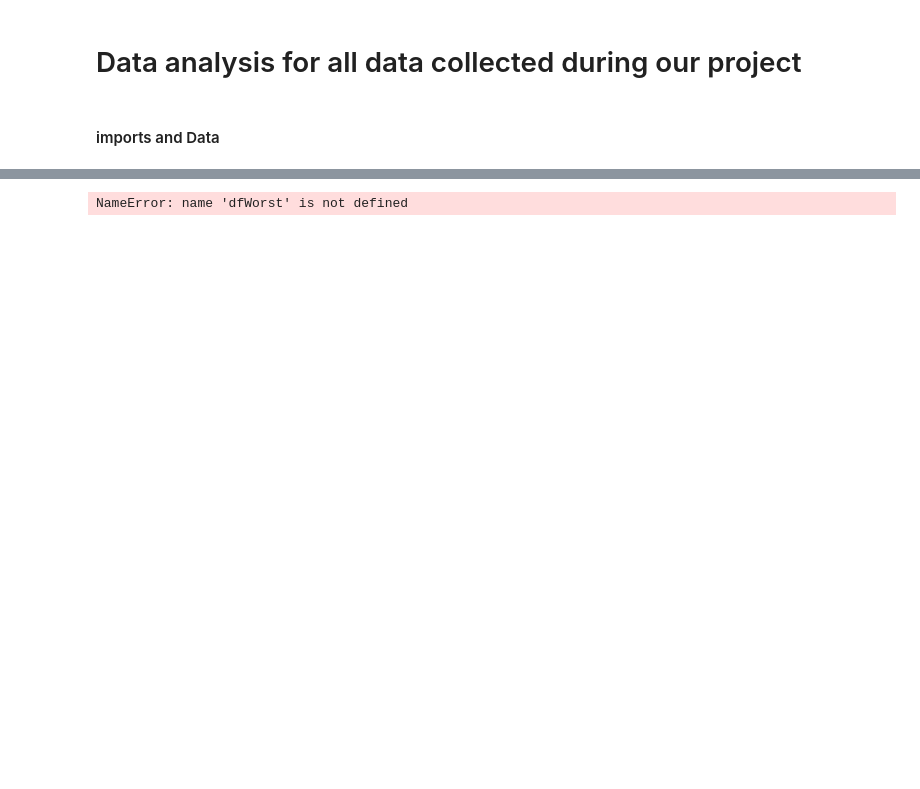
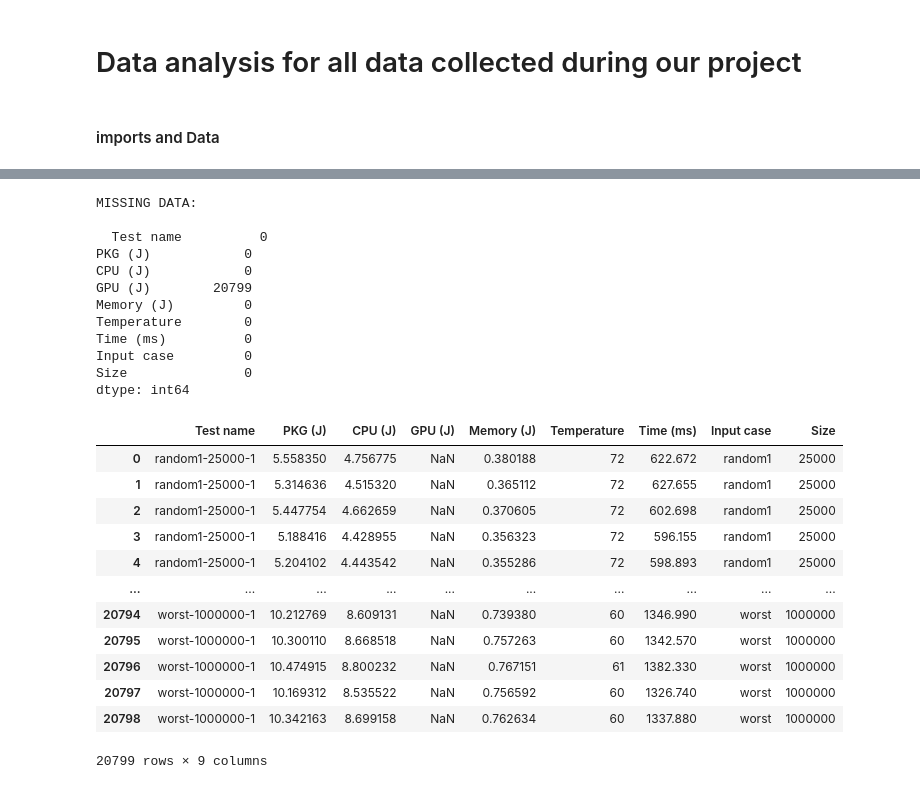
Before and after one commit to hrallil/RAPL_measurements, a Jupyter notebook: Java/FinalResults/DataAnalysis.ipynb, the cells around one changed output, grey strips where cells are left out. Drawn from its saved outputs; the diff is of its cells as text; code cells hidden in the pictures; blank space fills up the shorter version.

```diff
--- a/Java/FinalResults/DataAnalysis.ipynb
+++ b/Java/FinalResults/DataAnalysis.ipynb
@@ -73,8 +4,0 @@ dtype: int64
-# %%
-sizes = [25,50,75,100,200,300,400,500,600,700,800,900,1000]
-
-for i in range(1,11):
-
-    print(f"length of best {sizes[i]}",len(dfWorst["CPU (J)"])/len(sizes))
-# %% [output]
-NameError: name 'dfWorst' is not defined
@@ -80,0 +78,42 @@ NameError: name 'dfWorst' is not defined
+# %%
+
+
+#removing values that are nonsense
+dfCounting = dfCounting[dfCounting['PKG (J)'] >= 0]
+dfCounting = dfCounting[dfCounting['CPU (J)'] >= 0]
+#df = df[df['Memory (byte)'] >= 0]
+#df = df[df['Temperature'] >= 0]
+dfCounting = dfCounting[dfCounting['Time (ms)'] >= 0]
+
+dfCounting = dfCounting.replace("  ", np.nan)
+
+#missing values for each column
+print("MISSING DATA: \n\n ", dfCounting.isnull().sum(axis=0))
+
+dfCounting
+# %% [output]
+MISSING DATA:
+
+  Test name          0
+PKG (J)            0
+CPU (J)            0
+GPU (J)        20799
+Memory (J)         0
+Temperature        0
+Time (ms)          0
+Input case         0
+Size               0
+dtype: int64
+|  | Test name | PKG (J) | CPU (J) | GPU (J) | Memory (J) | Temperature | Time (ms) | Input case | Size |
+| 0 | random1-25000-1 | 5.558350 | 4.756775 | NaN | 0.380188 | 72 | 622.672 | random1 | 25000 |
+| 1 | random1-25000-1 | 5.314636 | 4.515320 | NaN | 0.365112 | 72 | 627.655 | random1 | 25000 |
+| 2 | random1-25000-1 | 5.447754 | 4.662659 | NaN | 0.370605 | 72 | 602.698 | random1 | 25000 |
+| 3 | random1-25000-1 | 5.188416 | 4.428955 | NaN | 0.356323 | 72 | 596.155 | random1 | 25000 |
+| 4 | random1-25000-1 | 5.204102 | 4.443542 | NaN | 0.355286 | 72 | 598.893 | random1 | 25000 |
+| ... | ... | ... | ... | ... | ... | ... | ... | ... | ... |
+| 20794 | worst-1000000-1 | 10.212769 | 8.609131 | NaN | 0.739380 | 60 | 1346.990 | worst | 1000000 |
+| 20795 | worst-1000000-1 | 10.300110 | 8.668518 | NaN | 0.757263 | 60 | 1342.570 | worst | 1000000 |
+| 20796 | worst-1000000-1 | 10.474915 | 8.800232 | NaN | 0.767151 | 61 | 1382.330 | worst | 1000000 |
+| 20797 | worst-1000000-1 | 10.169312 | 8.535522 | NaN | 0.756592 | 60 | 1326.740 | worst | 1000000 |
+| 20798 | worst-1000000-1 | 10.342163 | 8.699158 | NaN | 0.762634 | 60 | 1337.880 | worst | 1000000 |
+20799 rows × 9 columns
```
Also changed, not shown: parts of 7 cells of this notebook, 6 other files.
